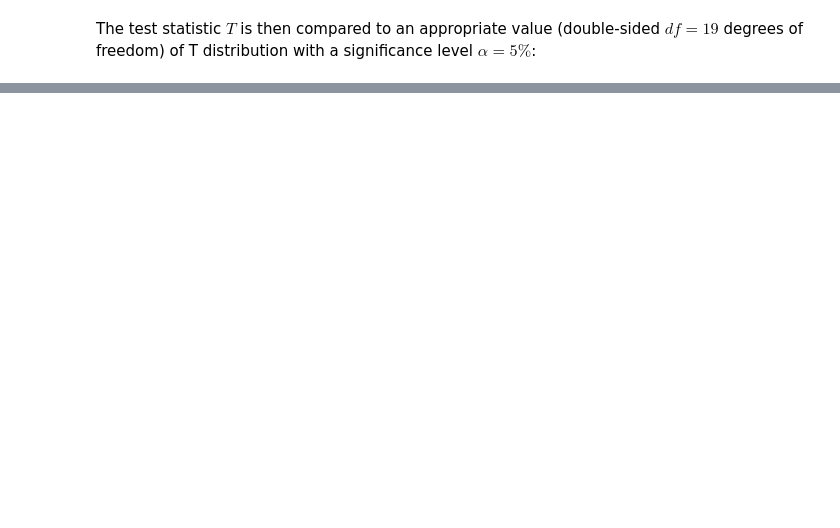
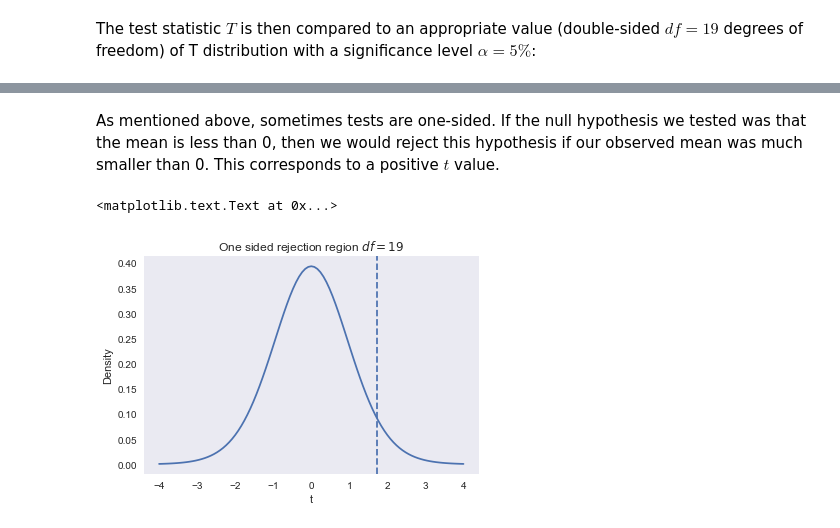
Before and after one commit to antshk/pyStanfordStats191, a Jupyter notebook: 1. Course introduction and review.ipynb, the cells around one changed output, grey strips where cells are left out. Cells and saved outputs as stored; diff of their text form; code cells hidden in the pictures; blank space fills up the shorter version.

```diff
--- a/1. Course introduction and review.ipynb
+++ b/1. Course introduction and review.ipynb
@@ -403,0 +462,17 @@ The test statistic $T$ is then compared to an appropriate value (double-sided $d
+# %% [markdown]
+As mentioned above, sometimes tests are one-sided. If the null hypothesis we tested was that the mean is less than 0, then we would reject this hypothesis if our observed mean was much smaller than 0. This corresponds to a positive $t$ value.
+# %%
+x=np.linspace(-4,4,101)
+df=19
+y=sp.stats.t.pdf(x,df=df)
+
+plt.plot(x,y)
+plt.axvline(sp.stats.t.ppf(0.95,df=df),linestyle='--')
+
+ax=plt.gca()
+ax.set_ylabel('Density')
+ax.set_xlabel('t')
+ax.set_title(f'One sided rejection region $df={df}$')
+# %% [output]
+<matplotlib.text.Text at 0x...>
+[figure, added]
```
Also changed, not shown: parts of 51 cells of this notebook.
